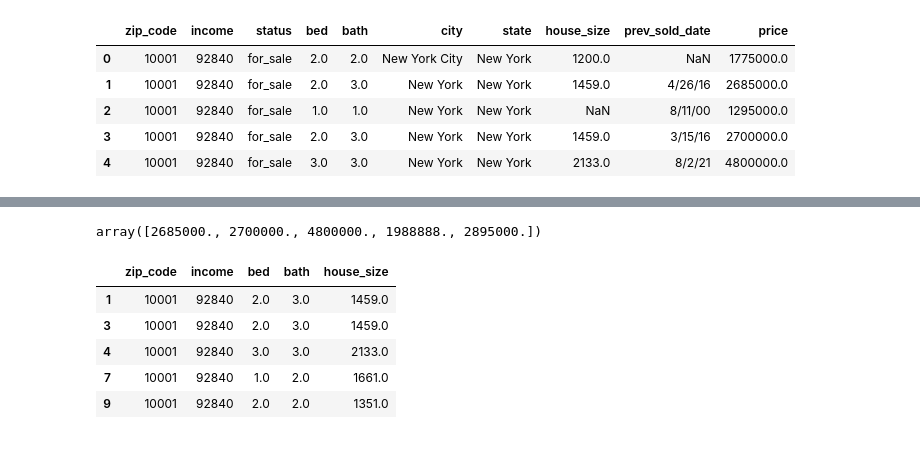
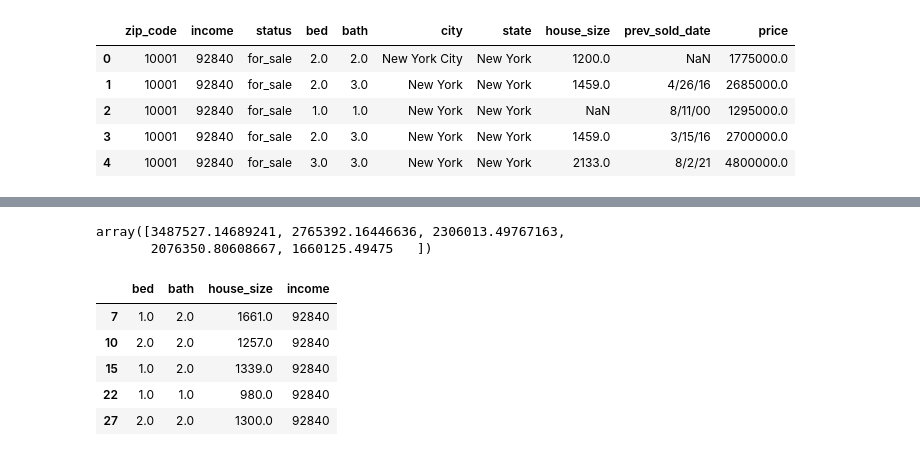
Before and after one commit to RE-Price-Predictor/ml-predictor, a Jupyter notebook: Random_Forest_Price-Predictor.ipynb, the cells around one changed output, grey strips where cells are left out. Cells and saved outputs as stored; diff of their text form; code cells hidden in the pictures.

```diff
--- a/Random_Forest_Price-Predictor.ipynb
+++ b/Random_Forest_Price-Predictor.ipynb
@@ -72,3 +72,7 @@ joined_df3.head()
 | 2 | 10001 | 92840 | for_sale | 1.0 | 1.0 | New York | New York | NaN | 8/11/00 | 1295000.0 |
 | 3 | 10001 | 92840 | for_sale | 2.0 | 3.0 | New York | New York | 1459.0 | 3/15/16 | 2700000.0 |
 | 4 | 10001 | 92840 | for_sale | 3.0 | 3.0 | New York | New York | 2133.0 | 8/2/21 | 4800000.0 |
+# %%
+joined_df3['prev_sold_date']=pd.to_datetime(joined_df3['prev_sold_date'])
+joined_df3['inflation_adj_factor']=1.03**(2023-joined_df3['prev_sold_date'].dt.year)
+joined_df3['price_adj']=joined_df3['inflation_adj_factor']*joined_df3['price']
@@ -74,0 +95,3 @@ joined_df3.head()
+# %%
+joined_df3['pps']=joined_df3['price']/joined_df3['house_size']
+joined_df3.loc[(joined_df3['zip_code']==10003) & (joined_df3['pps']<2000)].plot(x='prev_sold_date', y='pps')
@@ -75,5 +110,9 @@ joined_df3.head()
 # %%
 # Clean the Realtor data
 clean_df =  joined_df3.dropna()
+
+filter_df=clean_df['price']<2000000
+clean_df=clean_df.loc[filter_df]
+
 clean_df.head()
 # %% [output]
@@ -86,20 +145,22 @@ clean_df.head()
 # %%
 # Define target vector
-y = clean_df["price"].ravel()
+y = clean_df["price_adj"].ravel()
 y[:5]
 # %% [output]
-array([2685000., 2700000., 4800000., 1988888., 2895000.])
+array([3487527.14689241, 2765392.16446636, 2306013.49767163,
+       2076350.80608667, 1660125.49475   ])
 # %%
 # Define features set
-X = clean_df.drop(columns=['price', 'prev_sold_date', 'status', 'state', 'city'])
+# X = clean_df.drop(columns=['price', 'prev_sold_date', 'status', 'state', 'city', 'zip_code', 'income'])
+X=clean_df[['bed', 'bath', 'house_size', 'income']]
 X.head()
 # %% [output]
-|  | zip_code | income | bed | bath | house_size |
-| 1 | 10001 | 92840 | 2.0 | 3.0 | 1459.0 |
-| 3 | 10001 | 92840 | 2.0 | 3.0 | 1459.0 |
-| 4 | 10001 | 92840 | 3.0 | 3.0 | 2133.0 |
-| 7 | 10001 | 92840 | 1.0 | 2.0 | 1661.0 |
-| 9 | 10001 | 92840 | 2.0 | 2.0 | 1351.0 |
+|  | bed | bath | house_size | income |
+| 7 | 1.0 | 2.0 | 1661.0 | 92840 |
+| 10 | 2.0 | 2.0 | 1257.0 | 92840 |
+| 15 | 1.0 | 2.0 | 1339.0 | 92840 |
+| 22 | 1.0 | 1.0 | 980.0 | 92840 |
+| 27 | 2.0 | 2.0 | 1300.0 | 92840 |
 # %%
 # Splitting into Train and Test sets
 X_train, X_test, y_train, y_test = train_test_split(X, y, random_state=42)
```
Also changed, not shown: parts of 17 cells of this notebook.
